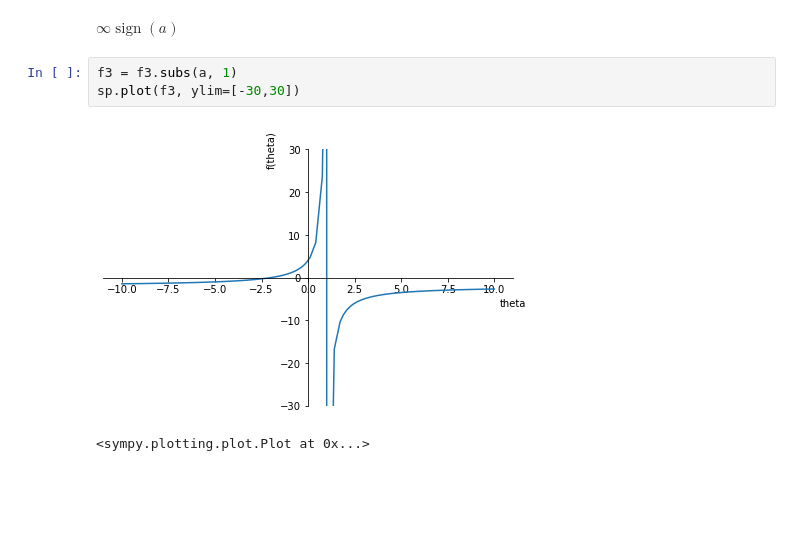
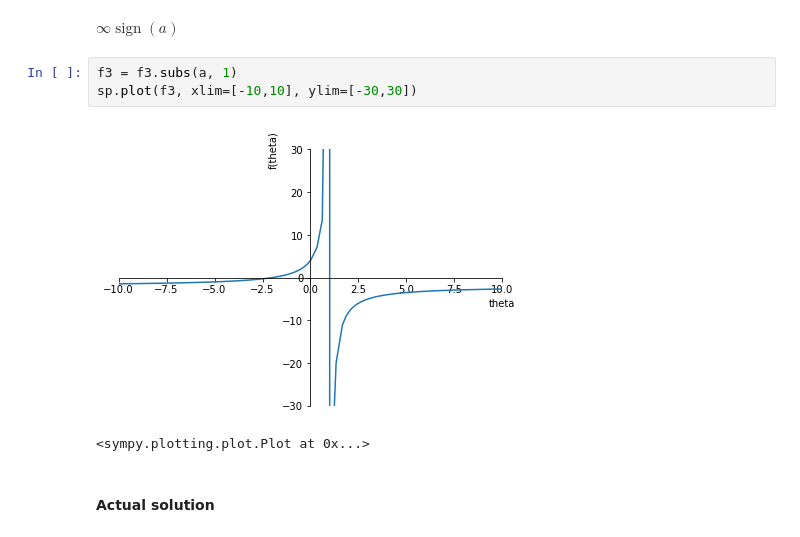
Before and after one commit to fabian-kutschera/P10_NDiES, a Jupyter notebook: SEAS/InfiniteLineElementxi.ipynb, the cells around one changed output. Cells and saved outputs as stored; diff of their text form; blank space fills up the shorter version.

```diff
--- a/SEAS/InfiniteLineElementxi.ipynb
+++ b/SEAS/InfiniteLineElementxi.ipynb
@@ -87,7 +89,9 @@ sp.limit(f3, theta, 1, dir='-')
 $\displaystyle \infty \operatorname{sign}{\left(a \right)}$
 # %%
 f3 = f3.subs(a, 1)
-sp.plot(f3, ylim=[-30,30])
+sp.plot(f3, xlim=[-10,10], ylim=[-30,30])
 # %% [output]
-[figure, old version]
+[figure, new version]
 <sympy.plotting.plot.Plot at 0x...>
+# %% [markdown]
+#### Actual solution
```
Also changed, not shown: parts of 7 cells of this notebook.
